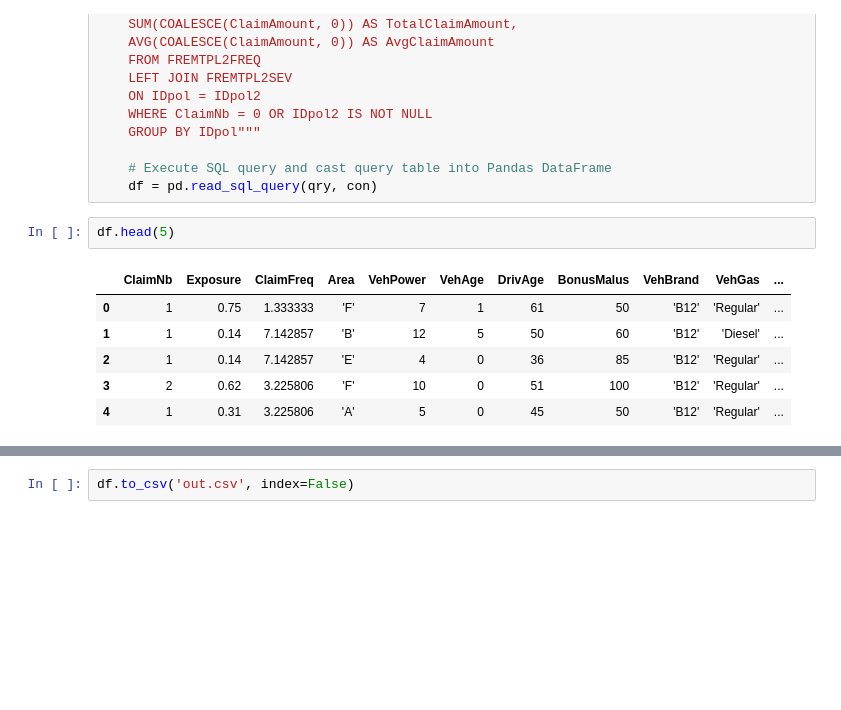
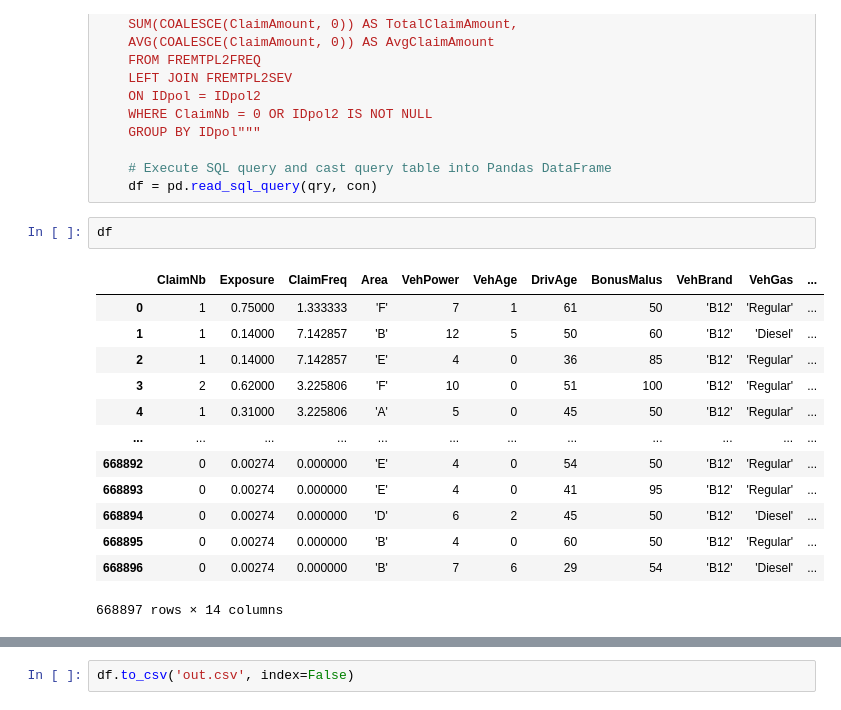
Before and after one commit to mvaassen/axa-data-challenge, a Jupyter notebook: AXADataChallenge/presentation.ipynb, the cells around one changed output, grey strips where cells are left out. Drawn from its saved outputs; the diff is of its cells as text; blank space fills up the shorter version.

```diff
--- a/AXADataChallenge/presentation.ipynb
+++ b/AXADataChallenge/presentation.ipynb
@@ -186,13 +188,20 @@ with sqlite3.connect("../raw data/TestDB") as con:
     # Execute SQL query and cast query table into Pandas DataFrame
     df = pd.read_sql_query(qry, con)
 # %%
-df.head(5)
+df
 # %% [output]
 |  | ClaimNb | Exposure | ClaimFreq | Area | VehPower | VehAge | DrivAge | BonusMalus | VehBrand | VehGas | ... |
-| 0 | 1 | 0.75 | 1.333333 | 'F' | 7 | 1 | 61 | 50 | 'B12' | 'Regular' | ... |
-| 1 | 1 | 0.14 | 7.142857 | 'B' | 12 | 5 | 50 | 60 | 'B12' | 'Diesel' | ... |
-| 2 | 1 | 0.14 | 7.142857 | 'E' | 4 | 0 | 36 | 85 | 'B12' | 'Regular' | ... |
-| 3 | 2 | 0.62 | 3.225806 | 'F' | 10 | 0 | 51 | 100 | 'B12' | 'Regular' | ... |
-| 4 | 1 | 0.31 | 3.225806 | 'A' | 5 | 0 | 45 | 50 | 'B12' | 'Regular' | ... |
+| 0 | 1 | 0.75000 | 1.333333 | 'F' | 7 | 1 | 61 | 50 | 'B12' | 'Regular' | ... |
+| 1 | 1 | 0.14000 | 7.142857 | 'B' | 12 | 5 | 50 | 60 | 'B12' | 'Diesel' | ... |
+| 2 | 1 | 0.14000 | 7.142857 | 'E' | 4 | 0 | 36 | 85 | 'B12' | 'Regular' | ... |
+| 3 | 2 | 0.62000 | 3.225806 | 'F' | 10 | 0 | 51 | 100 | 'B12' | 'Regular' | ... |
+| 4 | 1 | 0.31000 | 3.225806 | 'A' | 5 | 0 | 45 | 50 | 'B12' | 'Regular' | ... |
+| ... | ... | ... | ... | ... | ... | ... | ... | ... | ... | ... | ... |
+| 668892 | 0 | 0.00274 | 0.000000 | 'E' | 4 | 0 | 54 | 50 | 'B12' | 'Regular' | ... |
+| 668893 | 0 | 0.00274 | 0.000000 | 'E' | 4 | 0 | 41 | 95 | 'B12' | 'Regular' | ... |
+| 668894 | 0 | 0.00274 | 0.000000 | 'D' | 6 | 2 | 45 | 50 | 'B12' | 'Diesel' | ... |
+| 668895 | 0 | 0.00274 | 0.000000 | 'B' | 4 | 0 | 60 | 50 | 'B12' | 'Regular' | ... |
+| 668896 | 0 | 0.00274 | 0.000000 | 'B' | 7 | 6 | 29 | 54 | 'B12' | 'Diesel' | ... |
+668897 rows × 14 columns
 # %%
 # Discretize some numerical data
```
Also changed, not shown: parts of 17 cells of this notebook, 4 other files.
